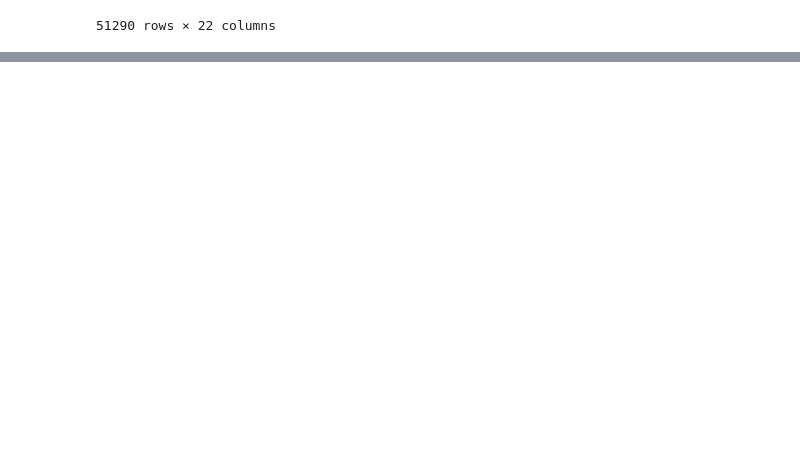
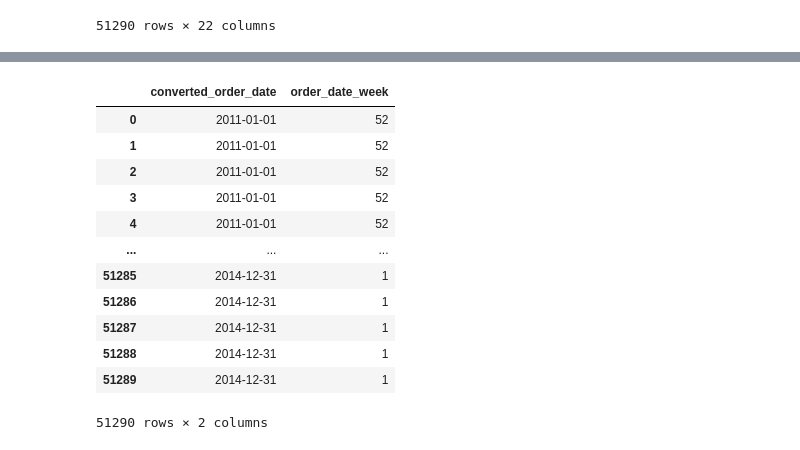
Before and after one commit to adityacs103/ineuron, a Jupyter notebook: pandas/pandas.ipynb, the cells around one changed output, grey strips where cells are left out. Drawn from its saved outputs; the diff is of its cells as text; code cells hidden in the pictures; blank space fills up the shorter version.

```diff
--- a/pandas/pandas.ipynb
+++ b/pandas/pandas.ipynb
@@ -719,0 +733,2 @@ df
+# %%
+df['converted_order_date']=date
@@ -719,0 +785,2 @@ df
+# %%
+df['order_date_year']=df['converted_order_date'].dt.year
@@ -719,0 +803,3 @@ df
+# %%
+df['order_date_month']=df['converted_order_date'].dt.month
+df
@@ -719,0 +820,3 @@ df
+# %%
+df['order_date_week']=df['converted_order_date'].dt.week
+df
@@ -719,0 +847,16 @@ df
+# %%
+df[['converted_order_date','order_date_week']]
+# %% [output]
+|  | converted_order_date | order_date_week |
+| 0 | 2011-01-01 | 52 |
+| 1 | 2011-01-01 | 52 |
+| 2 | 2011-01-01 | 52 |
+| 3 | 2011-01-01 | 52 |
+| 4 | 2011-01-01 | 52 |
+| ... | ... | ... |
+| 51285 | 2014-12-31 | 1 |
+| 51286 | 2014-12-31 | 1 |
+| 51287 | 2014-12-31 | 1 |
+| 51288 | 2014-12-31 | 1 |
+| 51289 | 2014-12-31 | 1 |
+51290 rows × 2 columns
```
Also changed, not shown: parts of 12 cells of this notebook, 1 other file.
